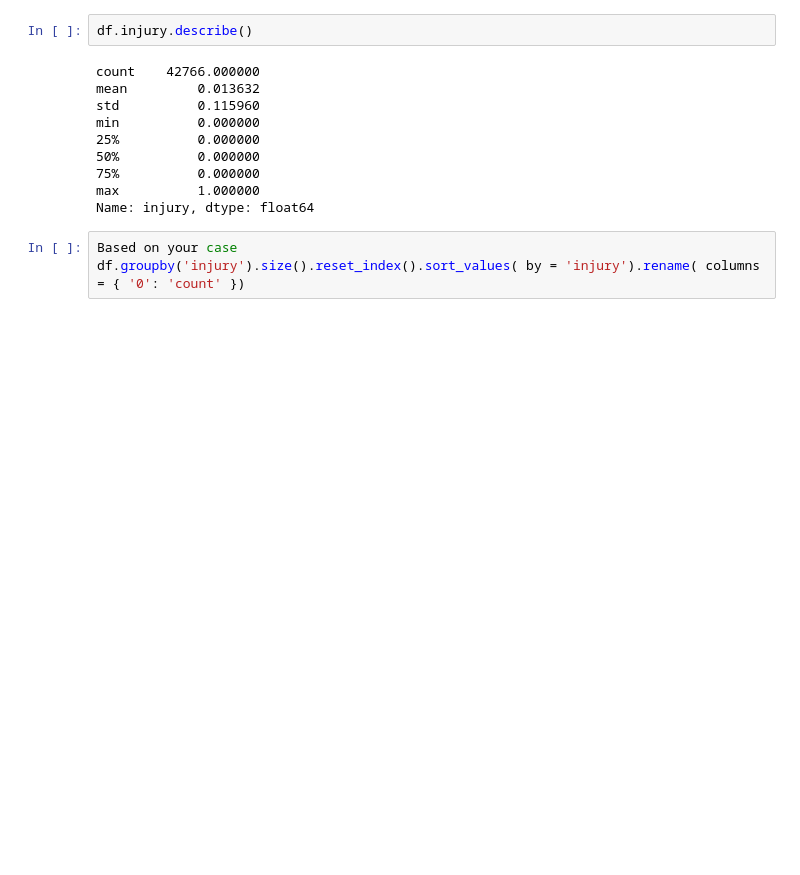
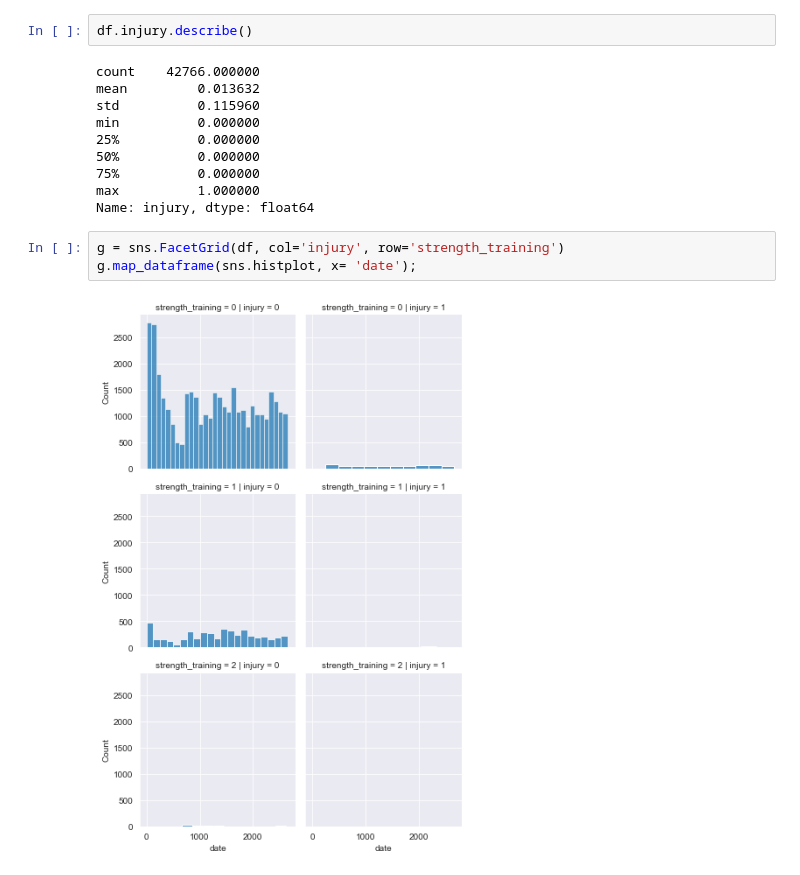
Before and after one commit to abdulwahabalsubit/SportsInjuries, a Jupyter notebook: Injuries.ipynb, the cells around one changed output. Saved outputs shown, nothing was run; the diff lists cells and outputs as text; blank space fills up the shorter version.

```diff
--- a/Injuries.ipynb
+++ b/Injuries.ipynb
@@ -149,6 +152,8 @@ min          0.000000
 75%          0.000000
 max          1.000000
 Name: injury, dtype: float64
-# %%
-Based on your case
-df.groupby('injury').size().reset_index().sort_values( by = 'injury').rename( columns = { '0': 'count' })
+# %%
+g = sns.FacetGrid(df, col='injury', row='strength_training')
+g.map_dataframe(sns.histplot, x= 'date');
+# %% [output]
+[figure, added]
```
Also changed, not shown: parts of 4 cells of this notebook.
